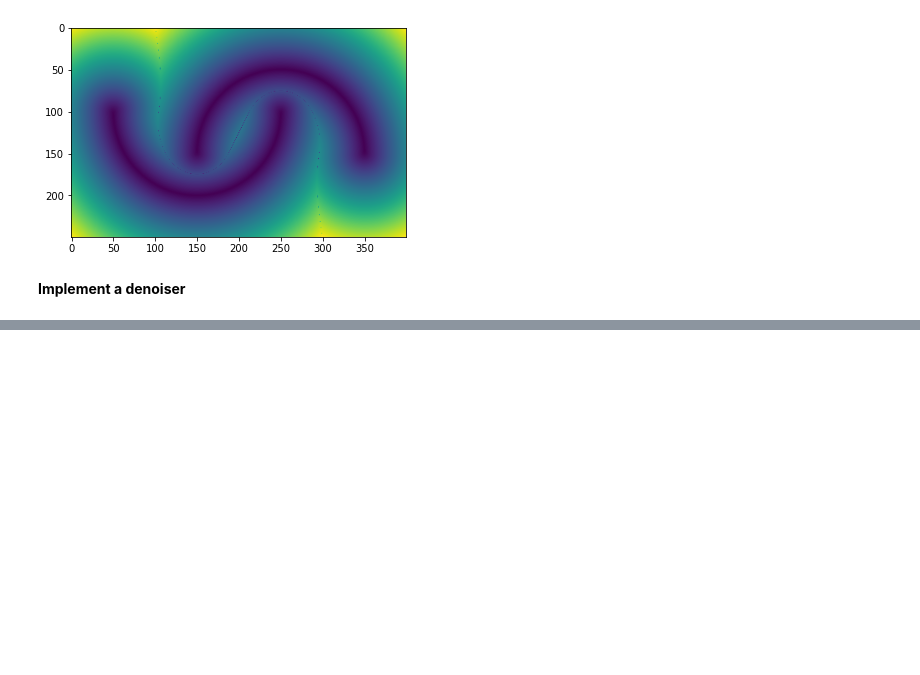
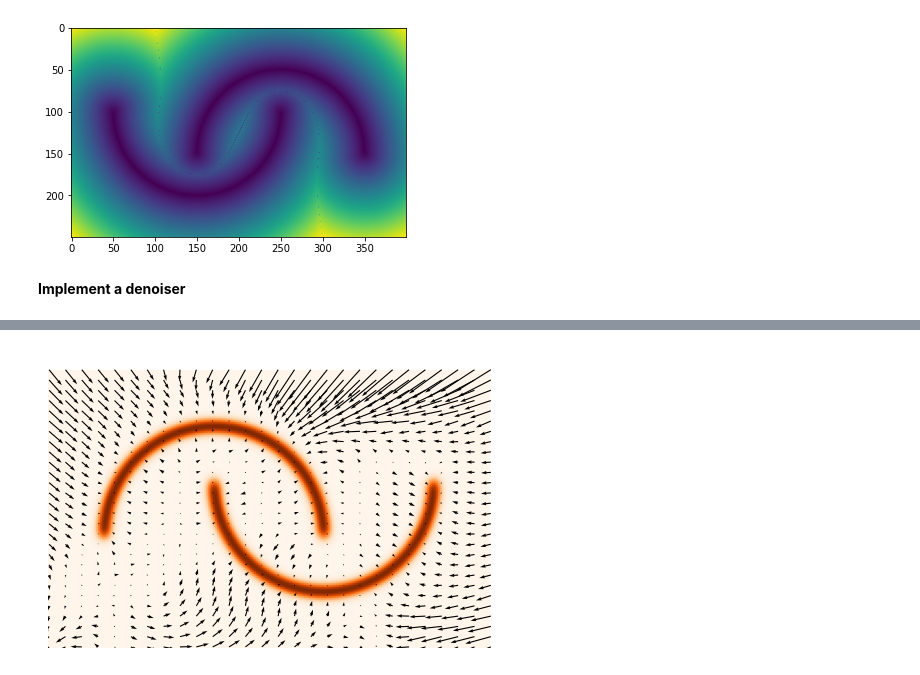
Before and after one commit to b-remy/score-estimation-comparison, a Jupyter notebook: notebooks/Denoiser_haiku.ipynb, the cells around one changed output, grey strips where cells are left out. Cells and saved outputs as stored; diff of their text form; code cells hidden in the pictures; blank space fills up the shorter version.

```diff
--- a/notebooks/Denoiser_haiku.ipynb
+++ b/notebooks/Denoiser_haiku.ipynb
@@ -20,6 +26,8 @@ tfb = tfp.bijectors
 # %% [output]
 Populating the interactive namespace from numpy and matplotlib
 # %%
+two_moons = get_two_moons(0.05)
+
 # This code is taken from make_moons in sklearn
 resolution = 1024
 outer_circ_x = jnp.cos(jnp.linspace(0, jnp.pi, resolution))
@@ -206,3 +216,7 @@ quiver(X, Y, g[:,:,0], g[:,:,1])
+# %%
+display_score_two_moons(score, two_moons, is_amortized=False, is_reg=True)
+# %% [output]
+[figure, added]
 # %%
 X = np.arange(-1.5, 2.5, 0.01)
 Y = np.arange(-1, 1.5, 0.01)
```
Also changed, not shown: parts of 10 cells of this notebook, 13 other files.
